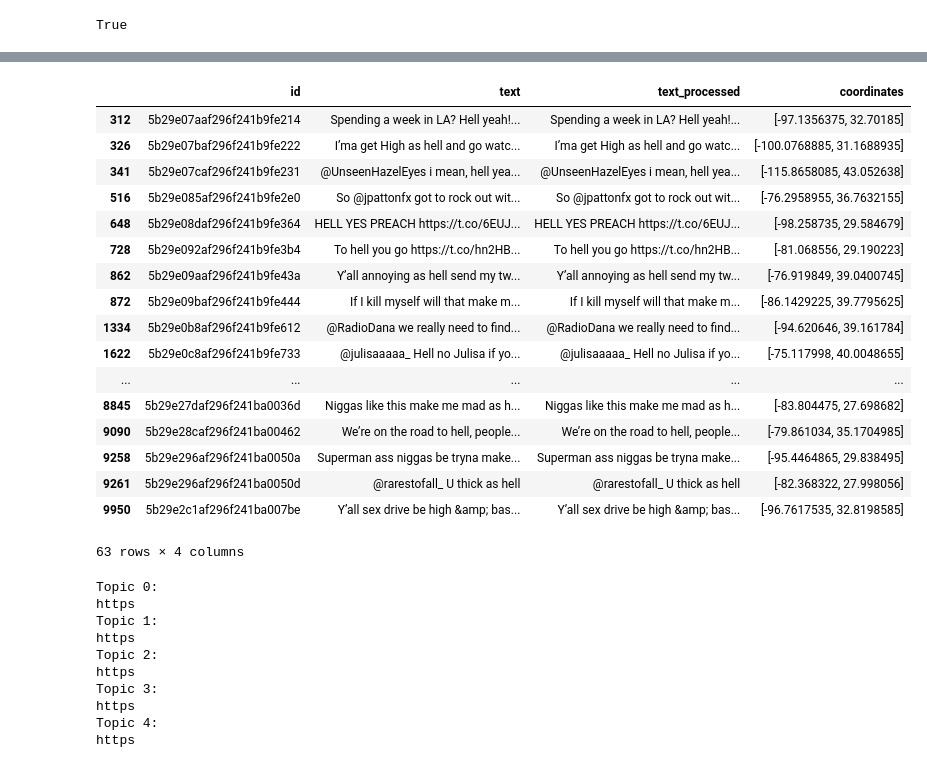
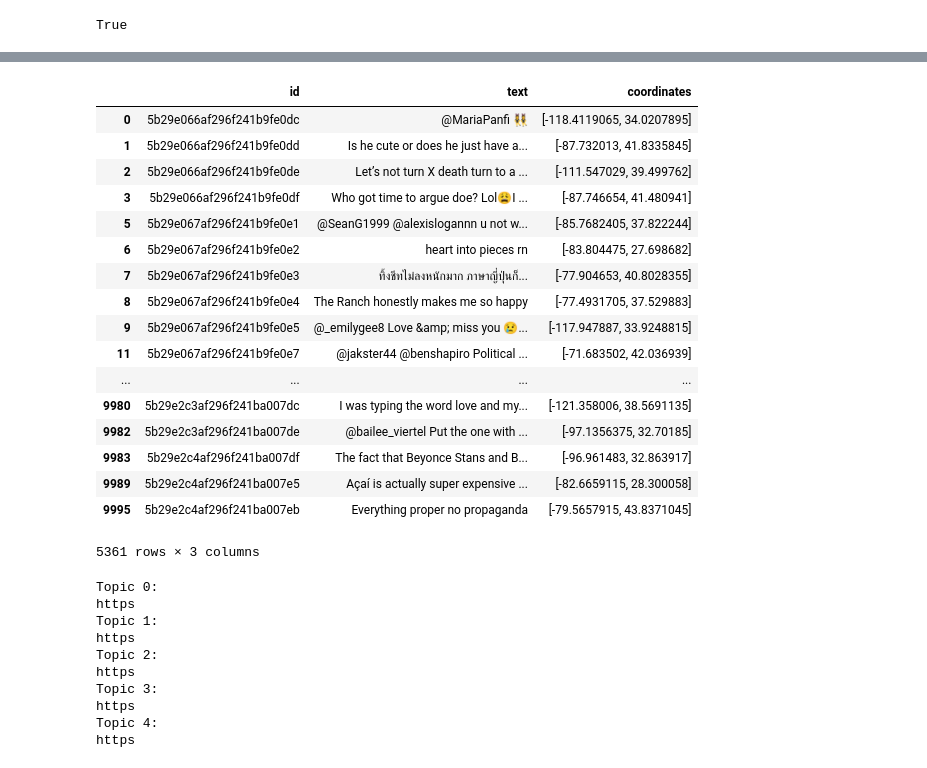
Before and after one commit to amirnasri/Data-Science, a Jupyter notebook: Twitter/twitter_visualization.ipynb, the cells around one changed output, grey strips where cells are left out. Cells and saved outputs as stored; diff of their text form; code cells hidden in the pictures.

```diff
--- a/Twitter/twitter_visualization.ipynb
+++ b/Twitter/twitter_visualization.ipynb
@@ -627,0 +642,2 @@ count_vectorizer.get_feature_names()
+# %%
+corr = tweets_text_count_vec.dot(tweets_text_count_vec.T)
@@ -627,0 +646,4 @@ count_vectorizer.get_feature_names()
+# %%
+sc = SpectralClustering(affinity='precomputed')
+# %%
+sc.fit(corr)
@@ -627,0 +659,5 @@ count_vectorizer.get_feature_names()
+# %%
+clusters = {}
+tweet_index = np.arange(len(tweets_text))
+for center in range(sc.n_clusters):
+    clusters[center] = tweet_index[sc.labels_ == center]
@@ -630,26 +677,26 @@ tweets_text_count_vec[clusters[0]].sum(axis=0).argsort
 # %%
 plot_map(coordinates_list)
 # %%
-tweets_df.iloc[clusters[0]]
+tweets_df.iloc[clusters[1]]
 # %% [output]
-|  | id | text | text_processed | coordinates |
-| 312 | 5b29e07aaf296f241b9fe214 | Spending a week in LA? Hell yeah!... | Spending a week in LA? Hell yeah!... | [-97.1356375, 32.70185] |
-| 326 | 5b29e07baf296f241b9fe222 | I’ma get High as hell and go watc... | I’ma get High as hell and go watc... | [-100.0768885, 31.1688935] |
-| 341 | 5b29e07caf296f241b9fe231 | @UnseenHazelEyes i mean, hell yea... | @UnseenHazelEyes i mean, hell yea... | [-115.8658085, 43.052638] |
-| 516 | 5b29e085af296f241b9fe2e0 | So @jpattonfx got to rock out wit... | So @jpattonfx got to rock out wit... | [-76.2958955, 36.7632155] |
-| 648 | 5b29e08daf296f241b9fe364 | HELL YES PREACH https://t.co/6EUJ... | HELL YES PREACH https://t.co/6EUJ... | [-98.258735, 29.584679] |
-| 728 | 5b29e092af296f241b9fe3b4 | To hell you go https://t.co/hn2HB... | To hell you go https://t.co/hn2HB... | [-81.068556, 29.190223] |
-| 862 | 5b29e09aaf296f241b9fe43a | Y’all annoying as hell send my tw... | Y’all annoying as hell send my tw... | [-76.919849, 39.0400745] |
-| 872 | 5b29e09baf296f241b9fe444 | If I kill myself will that make m... | If I kill myself will that make m... | [-86.1429225, 39.7795625] |
-| 1334 | 5b29e0b8af296f241b9fe612 | @RadioDana we really need to find... | @RadioDana we really need to find... | [-94.620646, 39.161784] |
-| 1622 | 5b29e0c8af296f241b9fe733 | @julisaaaaa_ Hell no Julisa if yo... | @julisaaaaa_ Hell no Julisa if yo... | [-75.117998, 40.0048655] |
-| ... | ... | ... | ... | ... |
-| 8845 | 5b29e27daf296f241ba0036d | Niggas like this make me mad as h... | Niggas like this make me mad as h... | [-83.804475, 27.698682] |
-| 9090 | 5b29e28caf296f241ba00462 | We’re on the road to hell, people... | We’re on the road to hell, people... | [-79.861034, 35.1704985] |
-| 9258 | 5b29e296af296f241ba0050a | Superman ass niggas be tryna make... | Superman ass niggas be tryna make... | [-95.4464865, 29.838495] |
-| 9261 | 5b29e296af296f241ba0050d | @rarestofall_ U thick as hell | @rarestofall_ U thick as hell | [-82.368322, 27.998056] |
-| 9950 | 5b29e2c1af296f241ba007be | Y’all sex drive be high &amp; bas... | Y’all sex drive be high &amp; bas... | [-96.7617535, 32.8198585] |
+|  | id | text | coordinates |
+| 0 | 5b29e066af296f241b9fe0dc | @MariaPanfi 👯‍♀️ | [-118.4119065, 34.0207895] |
+| 1 | 5b29e066af296f241b9fe0dd | Is he cute or does he just have a... | [-87.732013, 41.8335845] |
+| 2 | 5b29e066af296f241b9fe0de | Let’s not turn X death turn to a ... | [-111.547029, 39.499762] |
+| 3 | 5b29e066af296f241b9fe0df | Who got time to argue doe? Lol😩I ... | [-87.746654, 41.480941] |
+| 5 | 5b29e067af296f241b9fe0e1 | @SeanG1999 @alexislogannn u not w... | [-85.7682405, 37.822244] |
+| 6 | 5b29e067af296f241b9fe0e2 | heart into pieces rn | [-83.804475, 27.698682] |
+| 7 | 5b29e067af296f241b9fe0e3 | ทิ้งชีทไม่ลงหนักมาก ภาษาญี่ปุ่นก็... | [-77.904653, 40.8028355] |
+| 8 | 5b29e067af296f241b9fe0e4 | The Ranch honestly makes me so happy | [-77.4931705, 37.529883] |
+| 9 | 5b29e067af296f241b9fe0e5 | @_emilygee8 Love &amp; miss you 😢... | [-117.947887, 33.9248815] |
+| 11 | 5b29e067af296f241b9fe0e7 | @jakster44 @benshapiro Political ... | [-71.683502, 42.036939] |
+| ... | ... | ... | ... |
+| 9980 | 5b29e2c3af296f241ba007dc | I was typing the word love and my... | [-121.358006, 38.5691135] |
+| 9982 | 5b29e2c3af296f241ba007de | @bailee_viertel Put the one with ... | [-97.1356375, 32.70185] |
+| 9983 | 5b29e2c4af296f241ba007df | The fact that Beyonce Stans and B... | [-96.961483, 32.863917] |
+| 9989 | 5b29e2c4af296f241ba007e5 | Açaí is actually super expensive ... | [-82.6659115, 28.300058] |
+| 9995 | 5b29e2c4af296f241ba007eb | Everything proper no propaganda | [-79.5657915, 43.8371045] |
-63 rows × 4 columns
+5361 rows × 3 columns
 # %%
 
 
```
Also changed, not shown: parts of 17 cells of this notebook.
